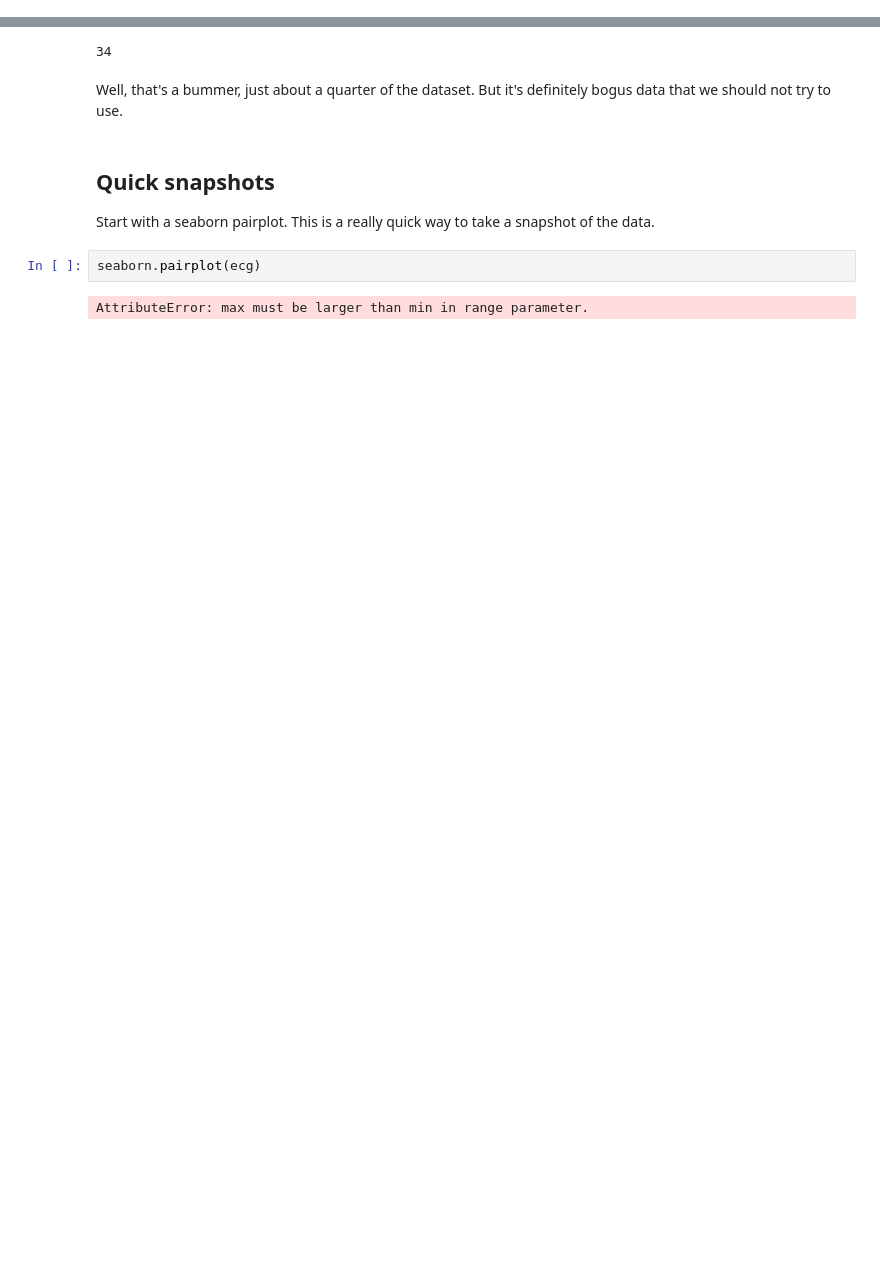
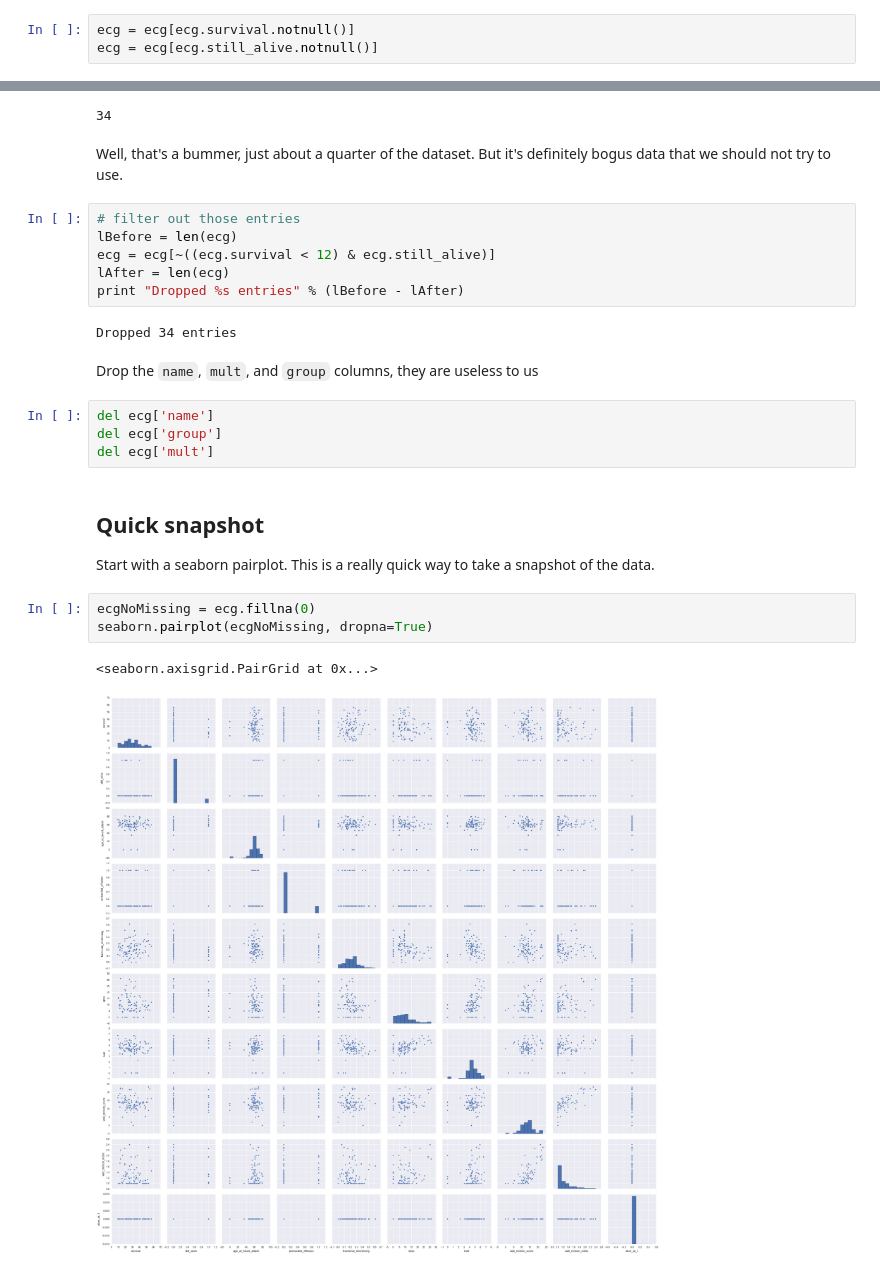
Before and after one commit to rocconnick/uci_echocardiogram, a Jupyter notebook: initial_exploration.ipynb, the cells around one changed output, grey strips where cells are left out. Drawn from its saved outputs; the diff is of its cells as text; blank space fills up the shorter version.

```diff
--- a/initial_exploration.ipynb
+++ b/initial_exploration.ipynb
@@ -135 +202,4 @@ ecg.head()
+# %%
+ecg = ecg[ecg.survival.notnull()]
+ecg = ecg[ecg.still_alive.notnull()]
 # %% [markdown]
@@ -174,11 +221,27 @@ print len(recent)
 # %% [markdown]
 Well, that's a bummer, just about a quarter of the dataset.  But
 it's definitely bogus data that we should not try to use.
+# %%
+# filter out those entries
+lBefore = len(ecg)
+ecg = ecg[~((ecg.survival < 12) & ecg.still_alive)]
+lAfter = len(ecg)
+print "Dropped %s entries" % (lBefore - lAfter)
+# %% [output]
+Dropped 34 entries
+# %% [markdown]
+Drop the `name`, `mult`, and `group` columns, they are useless to us
+# %%
+del ecg['name']
+del ecg['group']
+del ecg['mult']
 # %% [markdown]
-## Quick snapshots
+## Quick snapshot
 
 Start with a seaborn pairplot.  This is a really quick way to take a snapshot of the data.
-# %%
-seaborn.pairplot(ecg)
-# %% [output]
-AttributeError: max must be larger than min in range parameter.
+# %%
+ecgNoMissing = ecg.fillna(0)
+seaborn.pairplot(ecgNoMissing, dropna=True)
+# %% [output]
+<seaborn.axisgrid.PairGrid at 0x...>
+[figure, added]
```
Also changed, not shown: parts of 16 cells of this notebook.
